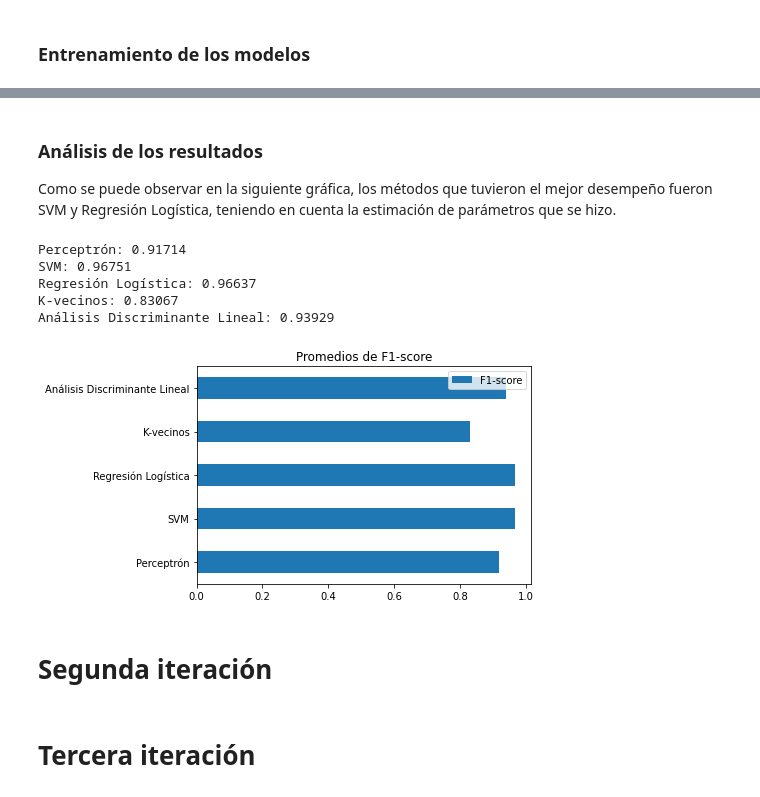
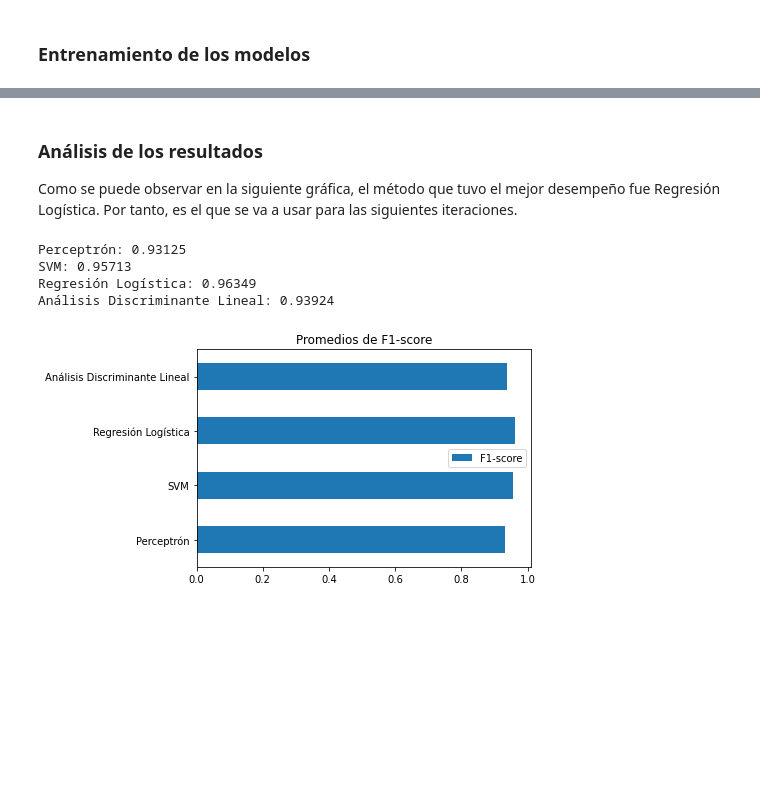
Before and after one commit to paladinescamila/Parcial-2-AA, a Jupyter notebook: Parcial_2_(Solucion).ipynb, the cells around one changed output, grey strips where cells are left out. Drawn from its saved outputs; the diff is of its cells as text; code cells hidden in the pictures; blank space fills up the shorter version.

Commit message:
Add test solution

```diff
--- a/Parcial_2_(Solucion).ipynb
+++ b/Parcial_2_(Solucion).ipynb
@@ -164,0 +307,3 @@ data['class'].value_counts().plot(kind='bar')
+# %%
+# Paso 1: Eliminar los registros con 5 o más datos faltantes
+data = data.replace('?', np.nan, inplace=False).dropna(thresh=20, inplace=False)
@@ -198,5 +370,5 @@ def print_metrics(metrics):
 # %%
-# Perceptrón
+# Perceptrón Multicapa
 
 parameter_space = [{'hidden_layer_sizes': [(10,10,10,10), (50,50,50,50), (100,100,100)],
                         'activation': ['logistic', 'tanh', 'relu'], 'max_iter': [700, 1000],
@@ -206,7 +378,8 @@ metrics = [[] for i in range(4)]
 
 for i in range(10):
 
-    X_train, X_test, y_train, y_test = train_test_split(X, y, test_size=0.3)
+    # X_train, X_test, y_train, y_test = train_test_split(X, y, test_size=0.3)
+    X_train, X_test, y_train, y_test = train_test[i][0], train_test[i][1], train_test[i][2], train_test[i][3]
     MLP = MLPClassifier()
 
     MLP = GridSearchCV(MLP, parameter_space, n_jobs=-1, cv=7, refit=True)
@@ -227,5 +407,5 @@ print_metrics(metrics)
 # %%
-# Máquinas de vectores de soporte
+# Máquinas de Vectores de Soporte
 
 parameter_space = [{'C': [1.5, 2, 2.5, 3], 'kernel': ['linear','rbf'],
                     'gamma': ['scale', 'auto']}]
@@ -234,7 +414,8 @@ metrics = [[] for i in range(4)]
 
 for i in range(10):
 
-    X_train, X_test, y_train, y_test = train_test_split(X, y, test_size=0.3)
+    # X_train, X_test, y_train, y_test = train_test_split(X, y, test_size=0.3)
+    X_train, X_test, y_train, y_test = train_test[i][0], train_test[i][1], train_test[i][2], train_test[i][3]
     SVM = SVC()
 
     SVM = GridSearchCV(SVM, parameter_space, n_jobs=-1, cv=5, refit=True)
@@ -313,46 +534,14 @@ print_metrics(metrics)
-# %%
-# Análisis Discriminante Lineal
-
-parameter_space = [{'solver': ['svd', 'lsqr', 'eigen']}]
-
-metrics = [[] for i in range(4)]
-
-for i in range(10):
-
-    X_train, X_test, y_train, y_test = train_test_split(X, y, test_size=0.3)
-    LDA = LinearDiscriminantAnalysis()
-
-    LDA = GridSearchCV(LDA, parameter_space, n_jobs=-1, cv=3, refit=True)
-    LDA.fit(X_train,y_train)
-
-    # print("Mejores parametros:")
-    # print(LDA.best_params_)
-
-    prediction = LDA.predict(X_test)
-
-    metrics[0].append(precision_score(y_test, prediction))
-    metrics[1].append(recall_score(y_test, prediction))
-    metrics[2].append(f1_score(y_test, prediction))
-    metrics[3].append(accuracy_score(y_test, prediction))
-
-f1s[4] = np.mean(metrics[2])
-print_metrics(metrics)
 # %% [markdown]
 ### Análisis de los resultados
 
-Como se puede observar en la siguiente gráfica, los métodos que tuvieron el mejor desempeño fueron SVM y Regresión Logística, teniendo en cuenta la estimación de parámetros que se hizo.
+Como se puede observar en la siguiente gráfica, el método que tuvo el mejor desempeño fue Regresión Logística. Por tanto, es el que se va a usar para las siguientes iteraciones.
 # %%
-techniques = ['Perceptrón', 'SVM', 'Regresión Logística', 'K-vecinos', 'Análisis Discriminante Lineal']
+techniques = ['Perceptrón', 'SVM', 'Regresión Logística', 'Análisis Discriminante Lineal']
 pd.DataFrame({'F1-score': f1s}, index=techniques).plot(kind='barh', title="Promedios de F1-score")
-for i in range(5): print("{}: {:.5f}".format(techniques[i], f1s[i]))
+for i in range(4): print("{}: {:.5f}".format(techniques[i], f1s[i]))
 # %% [output]
-Perceptrón: 0.91714
-SVM: 0.96751
-Regresión Logística: 0.96637
-K-vecinos: 0.83067
-Análisis Discriminante Lineal: 0.93929
+Perceptrón: 0.93125
+SVM: 0.95713
+Regresión Logística: 0.96349
+Análisis Discriminante Lineal: 0.93924
-[figure, old version]
+[figure, new version]
-# %% [markdown]
-# **Segunda iteración**
-# %% [markdown]
-# **Tercera iteración**
```
Also changed, not shown: parts of 50 cells of this notebook.
